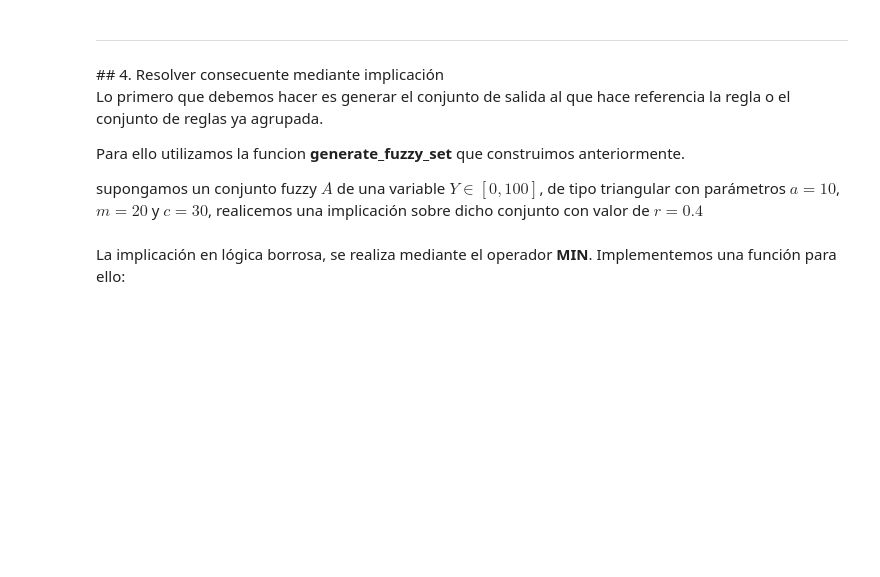
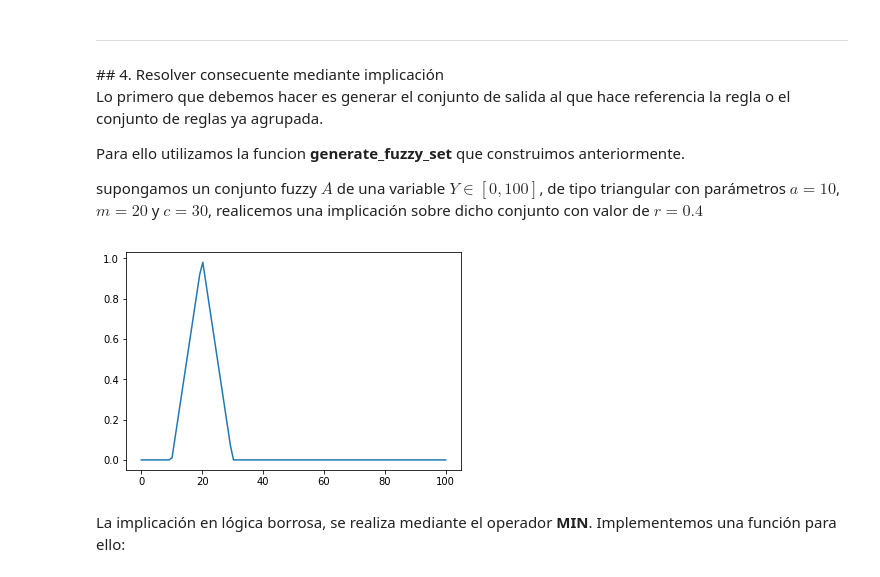
Before and after one commit to psatencio/IA_ITM, a Jupyter notebook: Presentaciones/3. Conocimiento e Incertidumbre/Modulo 3_1_Logica Difusa.ipynb, the cells around one changed output. Cells and saved outputs as stored; diff of their text form; code cells hidden in the pictures; blank space fills up the shorter version.

```diff
--- a/Presentaciones/3. Conocimiento e Incertidumbre/Modulo 3_1_Logica Difusa.ipynb
+++ b/Presentaciones/3. Conocimiento e Incertidumbre/Modulo 3_1_Logica Difusa.ipynb
@@ -436,9 +519,14 @@ supongamos un conjunto fuzzy $A$ de una variable $Y \in [0, 100]$, de tipo trian
 # %%
 resolucion = 100
 Y = np.linspace(0,100,resolucion)
 params_set_A = {"a":10, "m":20, "b":30}
 
 fuzzy_set_A = generate_fuzzy_set(Y, "triangular", params_set_A)
+
+plt.plot(Y, fuzzy_set_A)
+plt.show()
+# %% [output]
+[figure, added]
 # %% [markdown]
 La implicación en lógica borrosa, se realiza mediante el operador <b>MIN</b>. Implementemos una función para ello:
 # %%
```
Also changed, not shown: parts of 26 cells of this notebook, 9 other files.
